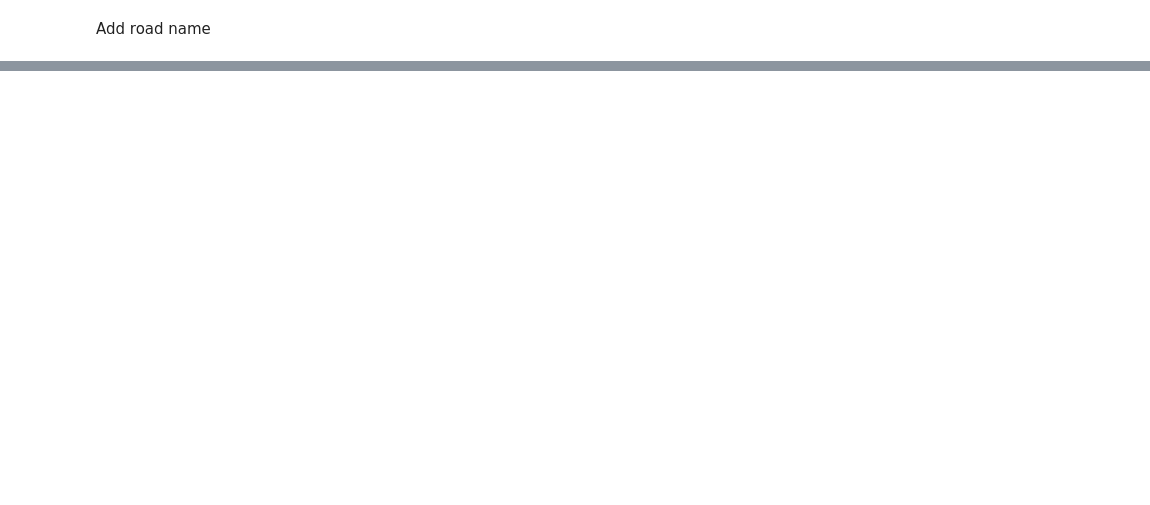
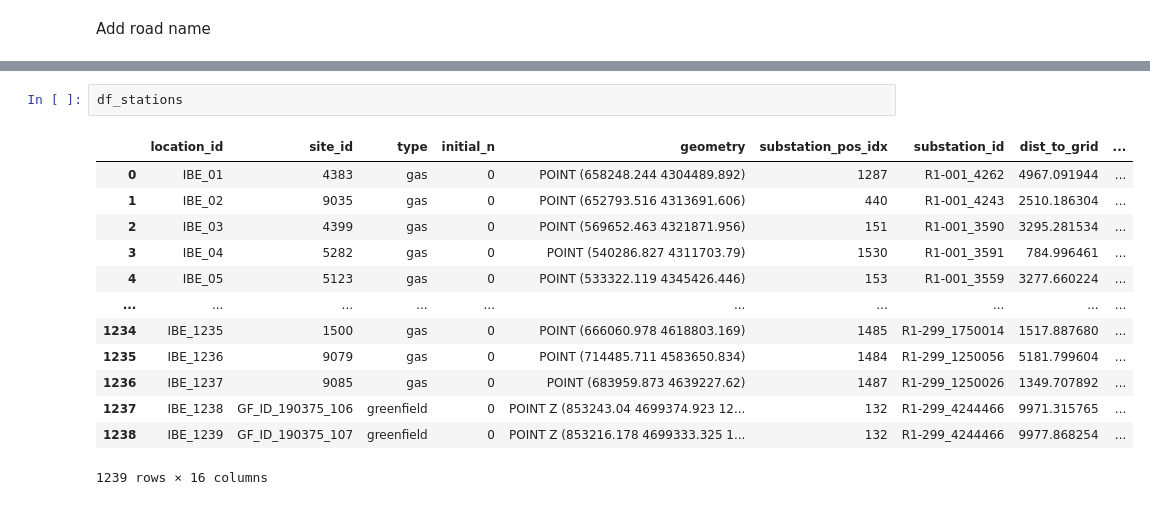
Before and after one commit to NicklasUrban/Iberdrola-Datathon, a Jupyter notebook: notebooks/02_backbone_analysis copy.ipynb, the cells around one changed output, grey strips where cells are left out. Saved outputs shown, nothing was run; the diff lists cells and outputs as text; blank space fills up the shorter version.

```diff
--- a/notebooks/02_backbone_analysis copy.ipynb
+++ b/notebooks/02_backbone_analysis copy.ipynb
@@ -449,2 +730,18 @@ df_stations = df_stations.set_index('loc_ID')
 df_stations['route_segment'] = df_stations_with_road['nearest_road_name']
 df_stations = df_stations.reset_index()
+# %%
+df_stations
+# %% [output]
+|  | location_id | site_id | type | initial_n | geometry | substation_pos_idx | substation_id | dist_to_grid | ... |
+| 0 | IBE_01 | 4383 | gas | 0 | POINT (658248.244 4304489.892) | 1287 | R1-001_4262 | 4967.091944 | ... |
+| 1 | IBE_02 | 9035 | gas | 0 | POINT (652793.516 4313691.606) | 440 | R1-001_4243 | 2510.186304 | ... |
+| 2 | IBE_03 | 4399 | gas | 0 | POINT (569652.463 4321871.956) | 151 | R1-001_3590 | 3295.281534 | ... |
+| 3 | IBE_04 | 5282 | gas | 0 | POINT (540286.827 4311703.79) | 1530 | R1-001_3591 | 784.996461 | ... |
+| 4 | IBE_05 | 5123 | gas | 0 | POINT (533322.119 4345426.446) | 153 | R1-001_3559 | 3277.660224 | ... |
+| ... | ... | ... | ... | ... | ... | ... | ... | ... | ... |
+| 1234 | IBE_1235 | 1500 | gas | 0 | POINT (666060.978 4618803.169) | 1485 | R1-299_1750014 | 1517.887680 | ... |
+| 1235 | IBE_1236 | 9079 | gas | 0 | POINT (714485.711 4583650.834) | 1484 | R1-299_1250056 | 5181.799604 | ... |
+| 1236 | IBE_1237 | 9085 | gas | 0 | POINT (683959.873 4639227.62) | 1487 | R1-299_1250026 | 1349.707892 | ... |
+| 1237 | IBE_1238 | GF_ID_190375_106 | greenfield | 0 | POINT Z (853243.04 4699374.923 12... | 132 | R1-299_4244466 | 9971.315765 | ... |
+| 1238 | IBE_1239 | GF_ID_190375_107 | greenfield | 0 | POINT Z (853216.178 4699333.325 1... | 132 | R1-299_4244466 | 9977.868254 | ... |
+1239 rows × 16 columns
```
Also changed, not shown: parts of 51 cells of this notebook.
